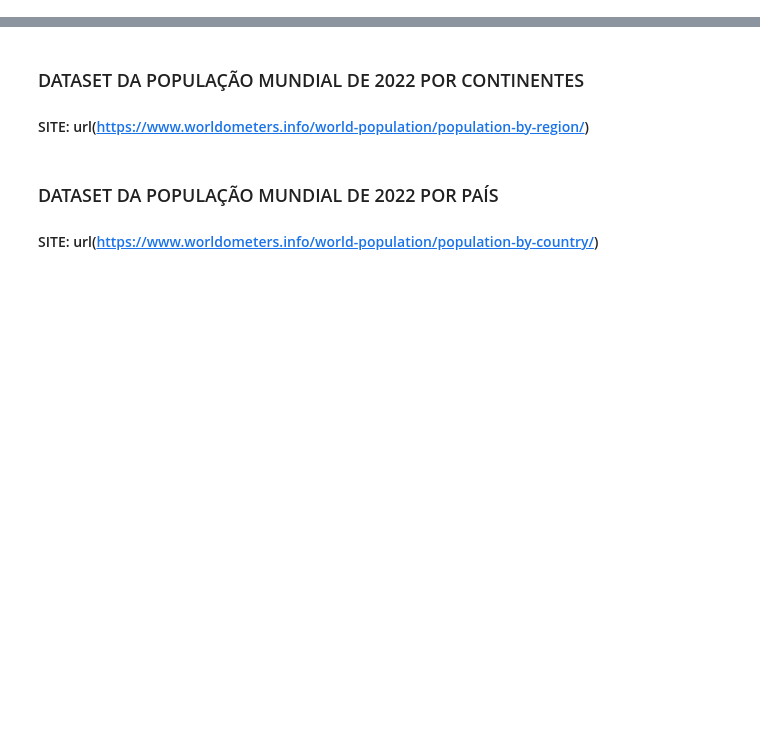
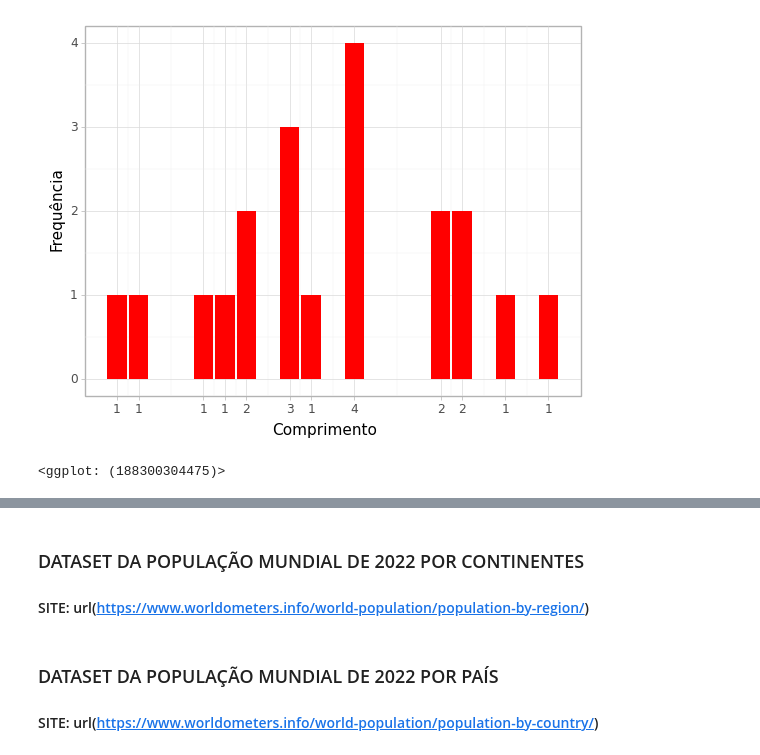
Before and after one commit to hyagodiasf/WEB-SCRAPING, a Jupyter notebook: beautifulsoup/datasets.ipynb, the cells around one changed output, grey strips where cells are left out. Cells and saved outputs as stored; diff of their text form; code cells hidden in the pictures; blank space fills up the shorter version.

```diff
--- a/beautifulsoup/datasets.ipynb
+++ b/beautifulsoup/datasets.ipynb
@@ -7,0 +355,3 @@ import pandas as pd
+# %%
+fre_dataset = dataset.groupby(['P']).size().reset_index(name='Freq')
+fre_dataset
@@ -7,0 +372,14 @@ import pandas as pd
+# %%
+length = fre_dataset['P']
+labels = fre_dataset['Freq']
+# %%
+(ggplot(fre_dataset, aes(fre_dataset['P'],'Freq'))
+  + geom_col(fill='red')
+  + scale_x_continuous(breaks=length, labels=labels)
+  + theme_light()
+  + xlab('Comprimento')
+  + ylab('Frequência')
+)
+# %% [output]
+[figure, added]
+<ggplot: (188300304475)>
```
Also changed, not shown: parts of 54 cells of this notebook.
